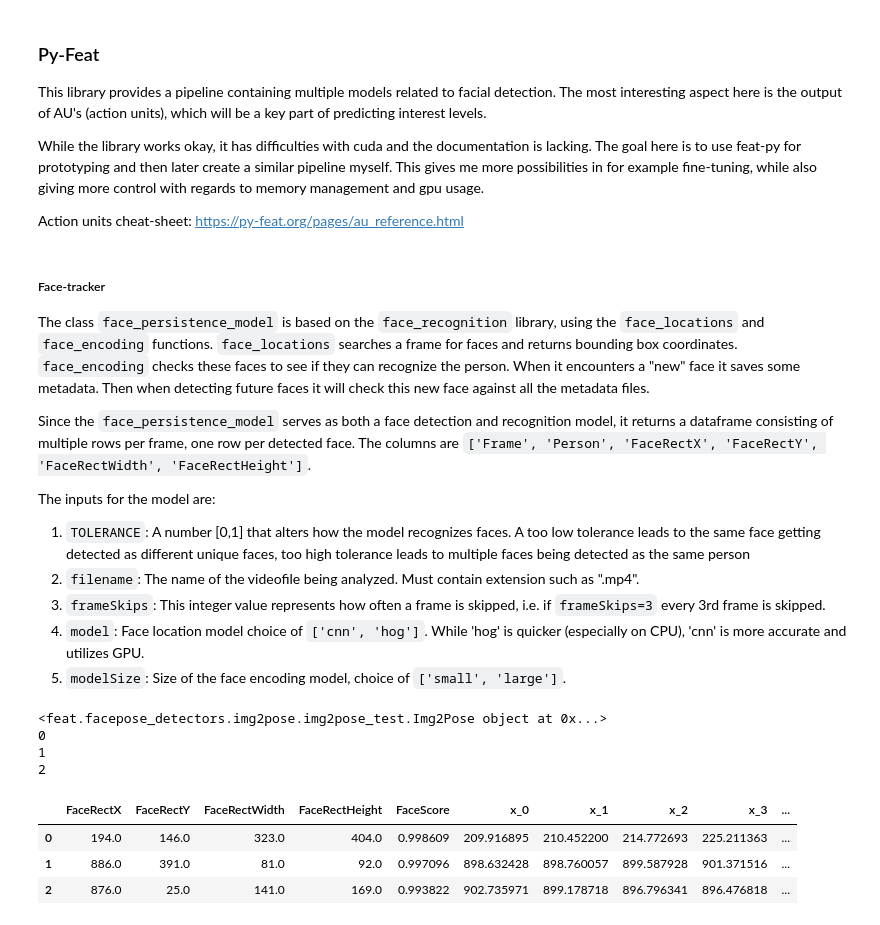
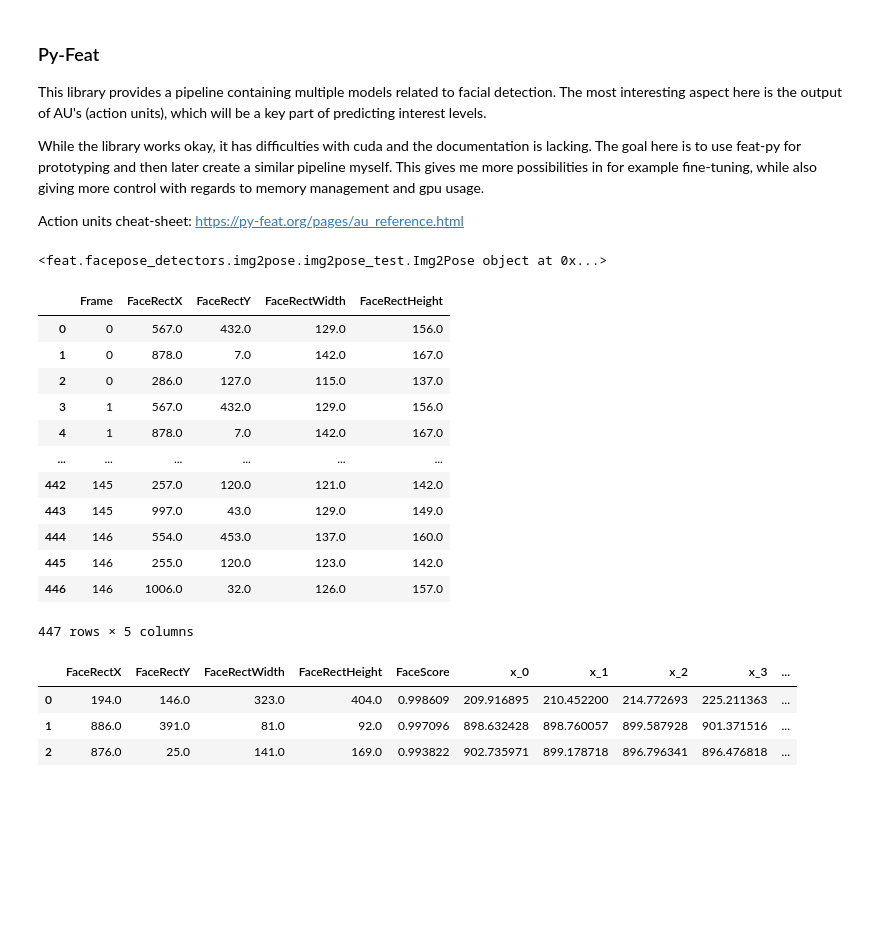
Before and after one commit to ramon284/Interest-predictor, a Jupyter notebook: pipeline.ipynb, the cells around one changed output. Saved outputs shown, nothing was run; the diff lists cells and outputs as text; code cells hidden in the pictures; blank space fills up the shorter version.

Commit message:
Combined models

```diff
--- a/pipeline.ipynb
+++ b/pipeline.ipynb
@@ -73,15 +78,4 @@ import torch
 from torchvision import transforms
 from PIL import Image
 from Models.tracking_persistence.face_tracking_persistence import face_persistence_model
+convert_tensor = transforms.ToTensor()
-# %% [markdown]
-##### Face-tracker
-The class `face_persistence_model` is based on the `face_recognition` library, using the `face_locations` and `face_encoding` functions. `face_locations` searches a frame for faces and returns bounding box coordinates. `face_encoding` checks these faces to see if they can recognize the person. When it encounters a "new" face it saves some metadata. Then when detecting future faces it will check this new face against all the metadata files.
-
-Since the `face_persistence_model` serves as both a face detection and recognition model, it returns a dataframe consisting of multiple rows per frame, one row per detected face. The columns are `['Frame', 'Person', 'FaceRectX', 'FaceRectY', 'FaceRectWidth', 'FaceRectHeight']`.
-
-The inputs for the model are:
-1. `TOLERANCE`: A number [0,1] that alters how the model recognizes faces. A too low tolerance leads to the same face getting detected as different unique faces, too high tolerance leads to multiple faces being detected as the same person
-2. `filename`: The name of the videofile being analyzed. Must contain extension such as ".mp4".
-3. `frameSkips`: This integer value represents how often a frame is skipped, i.e. if `frameSkips=3` every 3rd frame is skipped.
-4. `model`: Face location model choice of `['cnn', 'hog']`. While 'hog' is quicker (especially on CPU), 'cnn' is more accurate and utilizes GPU.
-5. `modelSize`: Size of the face encoding model, choice of `['small', 'large']`.
@@ -91,16 +82,54 @@ imclassifier = Img2Pose(constrained=1, detection_threshold=0.25, rpn_pre_nms_top
-# %%
-results = pd.DataFrame(columns=['FaceRectX', 'FaceRectY', 'FaceRectWidth', 'FaceRectHeight', 'FaceScore', 'pos1', 'pos2', 'pos3'])
-print(imclassifier)
-img = Image.open("Data/testImages/ac3.jpg")
-img = convert_tensor(img)
-pred = imclassifier.scale_and_predict(img)
-for i in range(len(pred['boxes'])):
-    pass
-# %% [output]
-<feat.facepose_detectors.img2pose.img2pose_test.Img2Pose object at 0x...>
-0
-1
-2
+# %%
+detector = feat.detector.Detector(face_model='img2pose-c', facepose_model='img2pose-c')
+imclassifier = Img2Pose(constrained=1, detection_threshold=0.25, rpn_pre_nms_top_n_test=2000, rpn_post_nms_top_n_test=200)
+results = pd.DataFrame(columns=['FaceRectX', 'FaceRectY', 'FaceRectWidth', 'FaceRectHeight', 'FaceScore', 'pos1', 'pos2', 'pos3'])
+print(imclassifier)
+video = cv2.VideoCapture('./Data/Video/Video2_Trim_Trim.mp4')
+mydf = pd.DataFrame(columns=['Frame', 'FaceRectX', 'FaceRectY', 'FaceRectWidth', 'FaceRectHeight', 'pose1', 'pose2', 'pose3'])
+
+## ['Frame','Person', 'FaceRectX', 'FaceRectY', 'FaceRectWidth', 'FaceRectHeight']
+## top, right, bottom, left = face_location
+## left, top, right, bottom
+frame_i = 0
+while True:
+    ret, img = video.read()
+    if ret == False:
+        break
+    img = convert_tensor(img)
+    pred = imclassifier.scale_and_predict(img)
+    for i in range(len(pred['boxes'])):
+        top = pred['boxes'][i][1]
+        right = pred['boxes'][i][2]
+        bottom = pred['boxes'][i][3]
+        left = pred['boxes'][i][0]
+        pose1 = pred['poses'][i][0]
+        pose2 = pred['poses'][i][1]
+        pose3 = pred['poses'][i][2]
+        mydf = pd.concat([mydf,
+                    pd.DataFrame({'Frame': frame_i,  'FaceRectX': left, 'FaceRectY': top,
+                                'FaceRectWidth': right - left, 'FaceRectHeight': bottom - top,
+                                'pose1': pose1, 'pose2': pose2, 'pose3': pose3},
+                                index=[0])],
+                    ignore_index=True)
+    frame_i += 1
+# %% [output]
+<feat.facepose_detectors.img2pose.img2pose_test.Img2Pose object at 0x...>
+# %%
+mydf
+# %% [output]
+|  | Frame | FaceRectX | FaceRectY | FaceRectWidth | FaceRectHeight |
+| 0 | 0 | 567.0 | 432.0 | 129.0 | 156.0 |
+| 1 | 0 | 878.0 | 7.0 | 142.0 | 167.0 |
+| 2 | 0 | 286.0 | 127.0 | 115.0 | 137.0 |
+| 3 | 1 | 567.0 | 432.0 | 129.0 | 156.0 |
+| 4 | 1 | 878.0 | 7.0 | 142.0 | 167.0 |
+| ... | ... | ... | ... | ... | ... |
+| 442 | 145 | 257.0 | 120.0 | 121.0 | 142.0 |
+| 443 | 145 | 997.0 | 43.0 | 129.0 | 149.0 |
+| 444 | 146 | 554.0 | 453.0 | 137.0 | 160.0 |
+| 445 | 146 | 255.0 | 120.0 | 123.0 | 142.0 |
+| 446 | 146 | 1006.0 | 32.0 | 126.0 | 157.0 |
+447 rows × 5 columns
 # %%
 from feat.utils.io import get_test_data_path
 from feat.plotting import imshow
```
Also changed, not shown: parts of 7 cells of this notebook, 3 other files.
